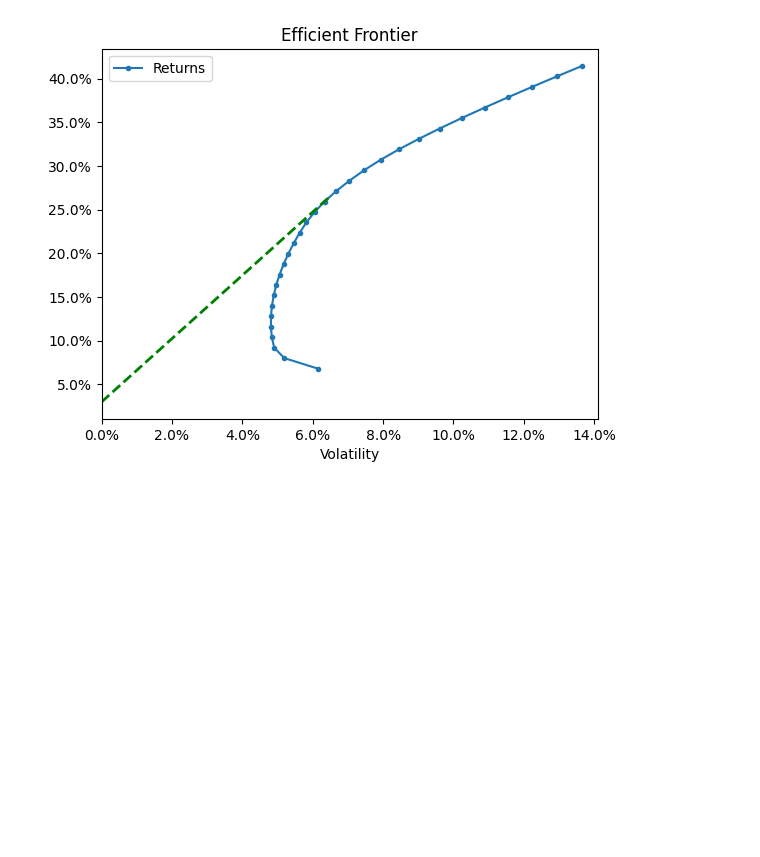
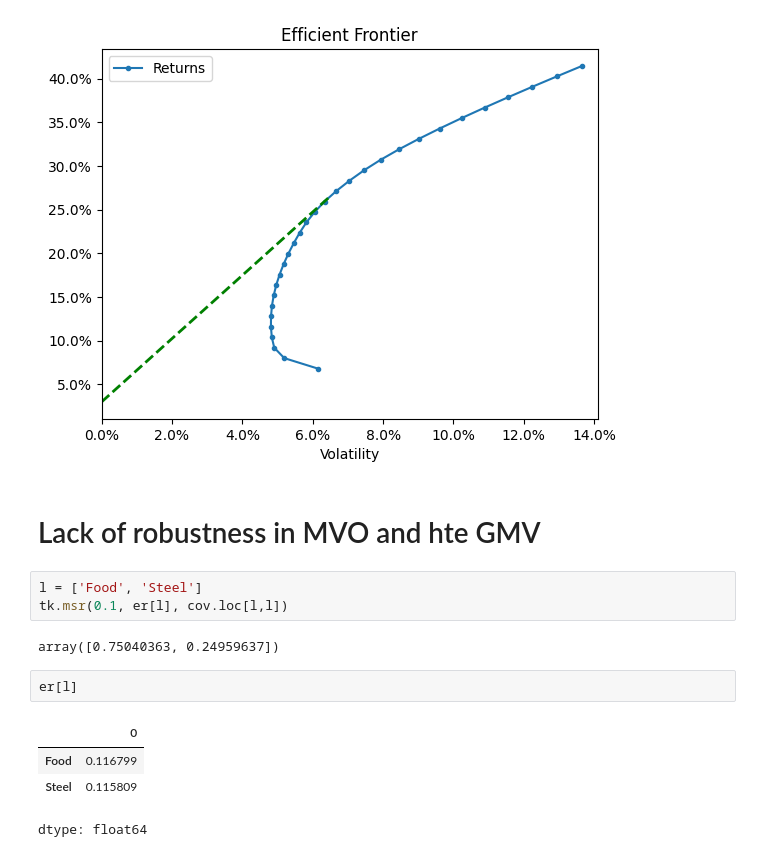
Before and after one commit to Terry4715/MVO-backtest, a Jupyter notebook: CodeAlong_Module2.ipynb, the cells around one changed output. Saved outputs shown, nothing was run; the diff lists cells and outputs as text; blank space fills up the shorter version.

```diff
--- a/CodeAlong_Module2.ipynb
+++ b/CodeAlong_Module2.ipynb
@@ -267,3 +271,17 @@ tk.plot_ef(30, er[l], cov.loc[l,l], show_cml=True, riskfree_rate=0.03)
 # %% [output]
 <Axes: title={'center': 'Efficient Frontier'}, xlabel='Volatility'>
 [figure]
+# %% [markdown]
+# Lack of robustness in MVO and hte GMV
+# %%
+l = ['Food', 'Steel']
+tk.msr(0.1, er[l], cov.loc[l,l])
+# %% [output]
+array([0.75040363, 0.24959637])
+# %%
+er[l]
+# %% [output]
+|  | 0 |
+| Food | 0.116799 |
+| Steel | 0.115809 |
+dtype: float64
```
Also changed, not shown: parts of 11 cells of this notebook.
